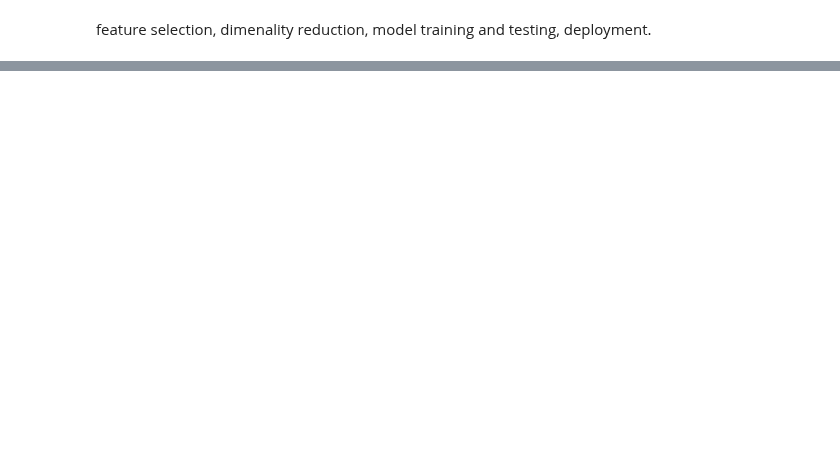
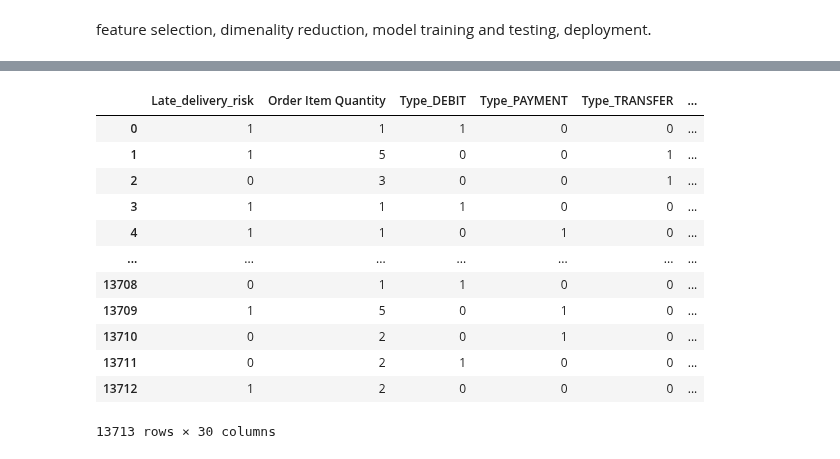
Before and after one commit to dyavadi8769/Supply_Chain_Demand_Forecasting_System, a Jupyter notebook: Supply Chain Analysis.ipynb, the cells around one changed output, grey strips where cells are left out. Cells and saved outputs as stored; diff of their text form; code cells hidden in the pictures; blank space fills up the shorter version.

```diff
--- a/Supply Chain Analysis.ipynb
+++ b/Supply Chain Analysis.ipynb
@@ -573,0 +706,18 @@ feature selection, dimenality reduction, model training and testing, deployment.
+# %%
+x_train = pd.concat([x_train_unscale.reset_index(drop= True), x_train_scale], axis = 1)
+# %%
+x_train
+# %% [output]
+|  | Late_delivery_risk | Order Item Quantity | Type_DEBIT | Type_PAYMENT | Type_TRANSFER | ... |
+| 0 | 1 | 1 | 1 | 0 | 0 | ... |
+| 1 | 1 | 5 | 0 | 0 | 1 | ... |
+| 2 | 0 | 3 | 0 | 0 | 1 | ... |
+| 3 | 1 | 1 | 1 | 0 | 0 | ... |
+| 4 | 1 | 1 | 0 | 1 | 0 | ... |
+| ... | ... | ... | ... | ... | ... | ... |
+| 13708 | 0 | 1 | 1 | 0 | 0 | ... |
+| 13709 | 1 | 5 | 0 | 1 | 0 | ... |
+| 13710 | 0 | 2 | 0 | 1 | 0 | ... |
+| 13711 | 0 | 2 | 1 | 0 | 0 | ... |
+| 13712 | 1 | 2 | 0 | 0 | 0 | ... |
+13713 rows × 30 columns
```
Also changed, not shown: parts of 39 cells of this notebook.
